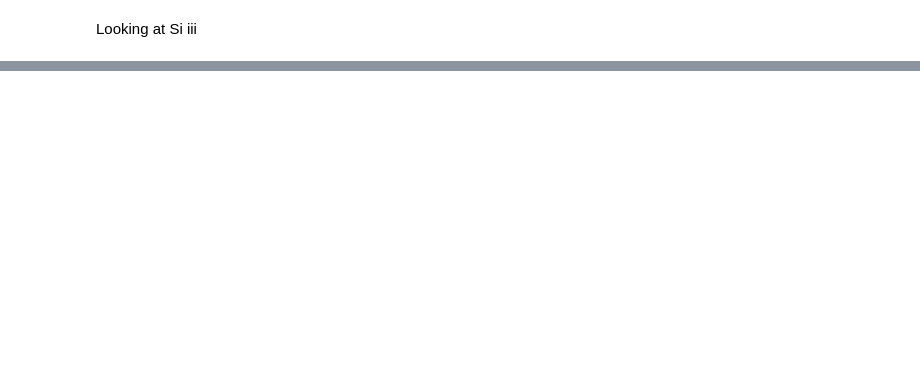
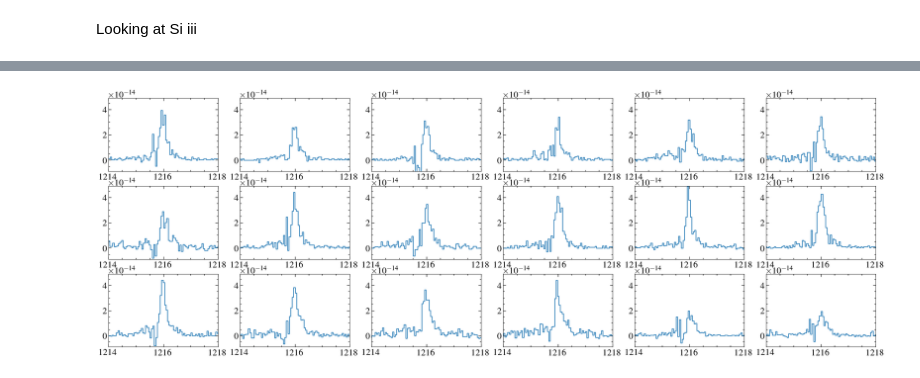
Before and after one commit to davidjwilson/gj1132, a Jupyter notebook: gj1132_lya.ipynb, the cells around one changed output, grey strips where cells are left out. Cells and saved outputs as stored; diff of their text form; code cells hidden in the pictures; blank space fills up the shorter version.

```diff
--- a/gj1132_lya.ipynb
+++ b/gj1132_lya.ipynb
@@ -339,14 +344,14 @@ plt.plot(stime,s/se)
 # %% [markdown]
 Looking at Si iii
 # %%
-siiii = [1206.51, 1206.53]
+"""siiii = [1206.51, 1206.53]
 for x in x1ds:
     data = fits.getdata(x,1)[0]
     w, f, e = data['WAVELENGTH'], data['FLUX'], data['ERROR']
-    plt.step(w, f, where='mid')
+    plt.step(w, f, where='mid')save
     plt.step(w, e, where='mid')
     plt.xlim(1206, 1208)
     plt.ylim(-0.1e-14, 2e-14)
     [plt.axvline(line, ls='--', c='r') for line in siiii]
-    plt.show()
+    plt.show()"""
 # %% [output]
@@ -374,0 +388,11 @@ plt.ylim(-0.1e-14, 2e-14)
+# %%
+plt.figure(figsize=(30, 10))
+for i, x in enumerate(x1ds):
+    data = fits.getdata(x1ds[i], 1)[0]
+    wi, fi = data['WAVELENGTH'], data['FLUX']
+    plt.subplot(3,6, i+1)
+    plt.step(wi, fi, where='mid')
+    plt.xlim(1214, 1218)
+    plt.ylim(-0.9e-14, 4.9e-14)
+# %% [output]
+[figure, added]
```
Also changed, not shown: parts of 13 cells of this notebook, 9 other files.
